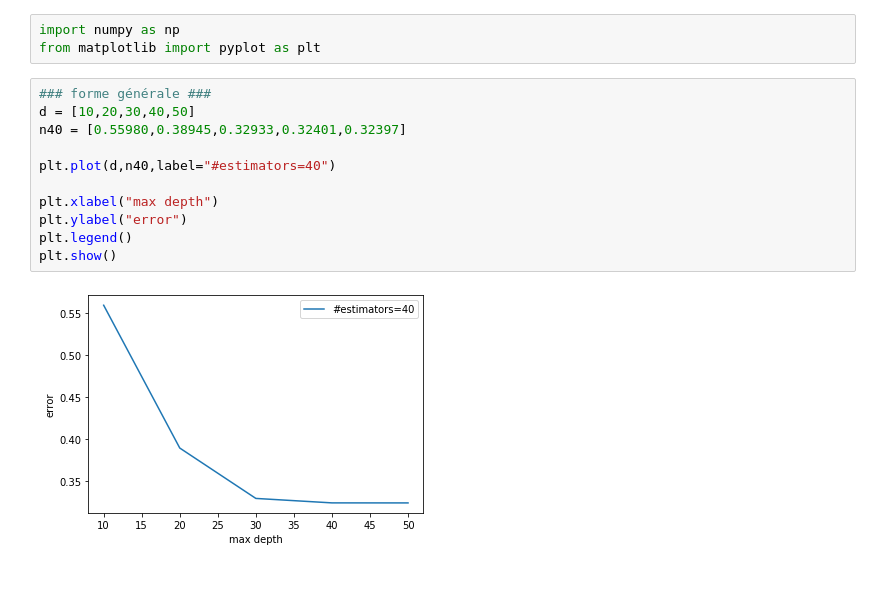
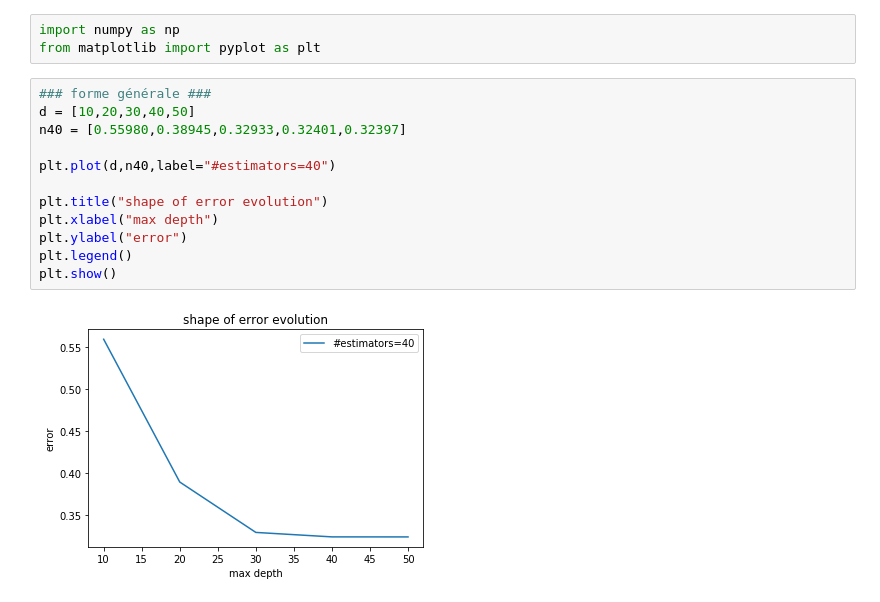
Before and after one commit to aemi-dev/td_taxidriver, a Jupyter notebook: graphiques.ipynb, the cells around one changed output. Cells and saved outputs as stored; diff of their text form.

```diff
--- a/graphiques.ipynb
+++ b/graphiques.ipynb
@@ -4,16 +4,17 @@ from matplotlib import pyplot as plt
 # %%
 ### forme générale ###
 d = [10,20,30,40,50]
 n40 = [0.55980,0.38945,0.32933,0.32401,0.32397]
 
 plt.plot(d,n40,label="#estimators=40")
 
+plt.title("shape of error evolution")
 plt.xlabel("max depth")
 plt.ylabel("error")
 plt.legend()
 plt.show()
 # %% [output]
-[figure, old version]
+[figure, new version]
 # %%
 ### TOUS LES TESTS SANS CLUSTERING ###
 d = [30,40,50]
```
Also changed, not shown: parts of 3 cells of this notebook, 3 other files.
